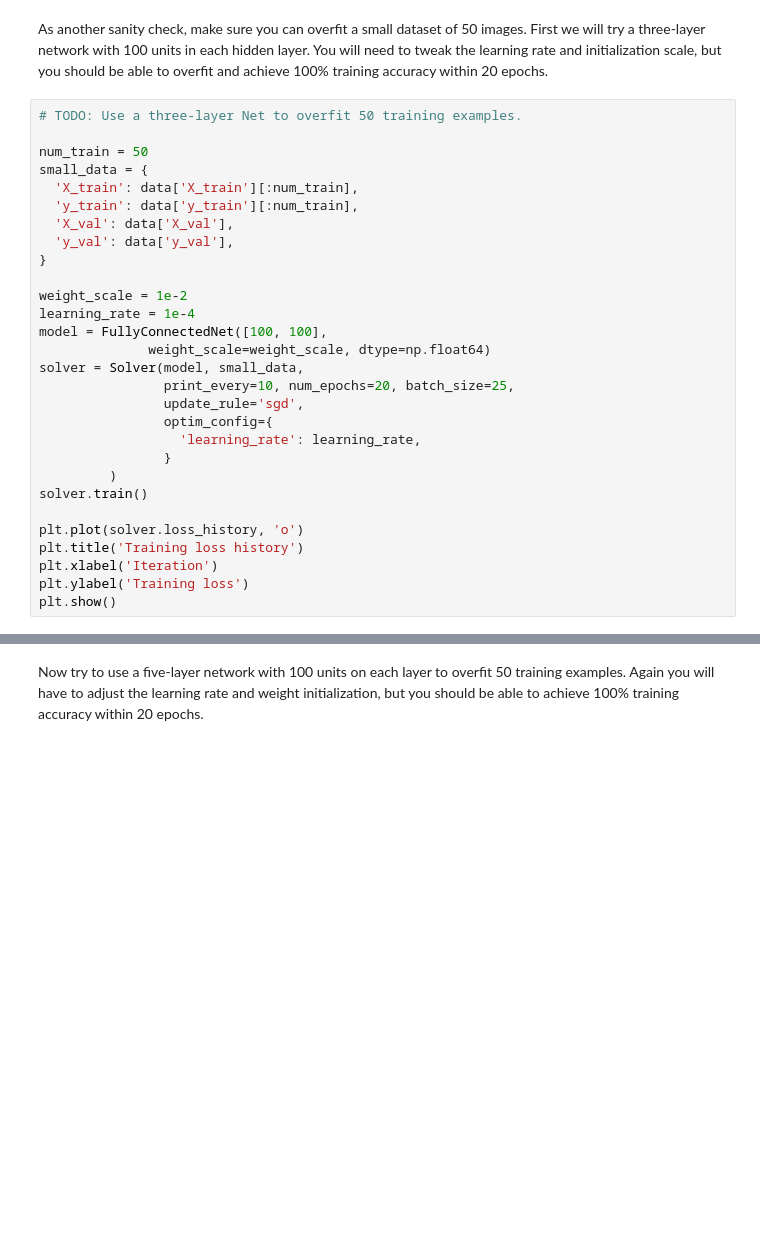
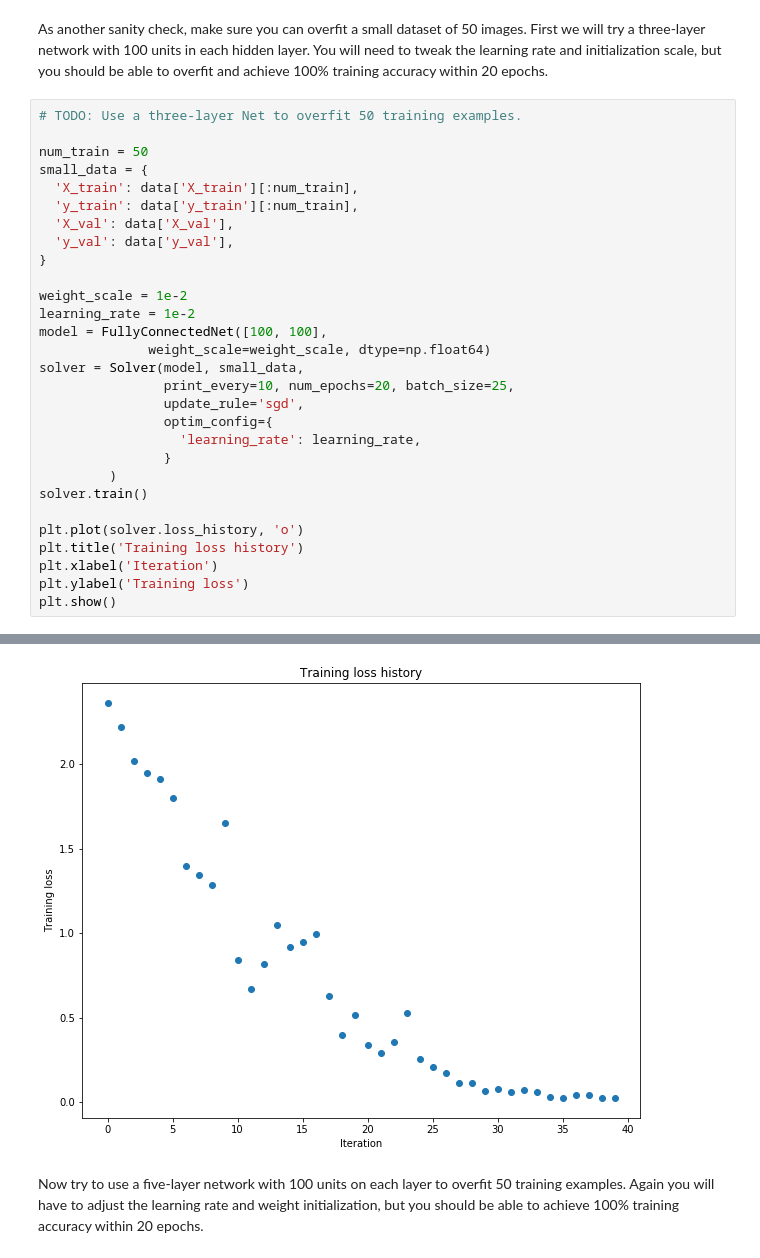
Before and after one commit to wordgod123/cs231n, a Jupyter notebook: assignment2/FullyConnectedNets.ipynb, the cells around one changed output, grey strips where cells are left out. Drawn from its saved outputs; the diff is of its cells as text; blank space fills up the shorter version.

```diff
--- a/assignment2/FullyConnectedNets.ipynb
+++ b/assignment2/FullyConnectedNets.ipynb
@@ -387,7 +430,7 @@ small_data = {
 }
 
 weight_scale = 1e-2
-learning_rate = 1e-4
+learning_rate = 1e-2
 model = FullyConnectedNet([100, 100],
               weight_scale=weight_scale, dtype=np.float64)
 solver = Solver(model, small_data,
@@ -404,3 +447,4 @@ plt.title('Training loss history')
 plt.xlabel('Iteration')
 plt.ylabel('Training loss')
 plt.show()
+# %% [output]
@@ -407,3 +468,4 @@ plt.show()
+[figure, added]
 # %% [markdown]
 Now try to use a five-layer network with 100 units on each layer to overfit 50 training examples. Again you will have to adjust the learning rate and weight initialization, but you should be able to achieve 100% training accuracy within 20 epochs.
 # %%
```
Also changed, not shown: parts of 15 cells of this notebook, 3 other files.
